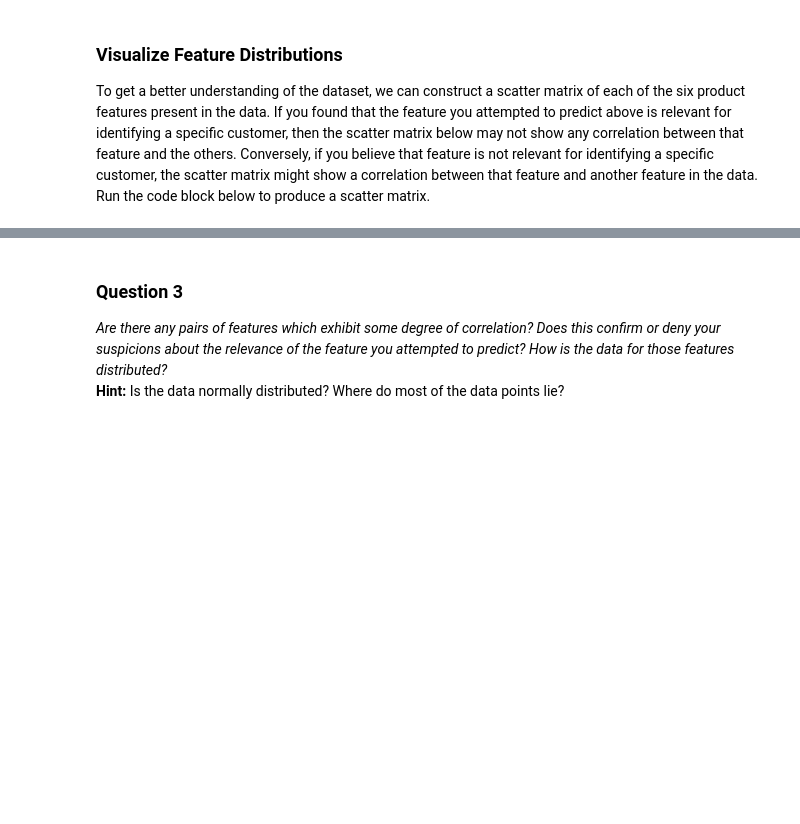
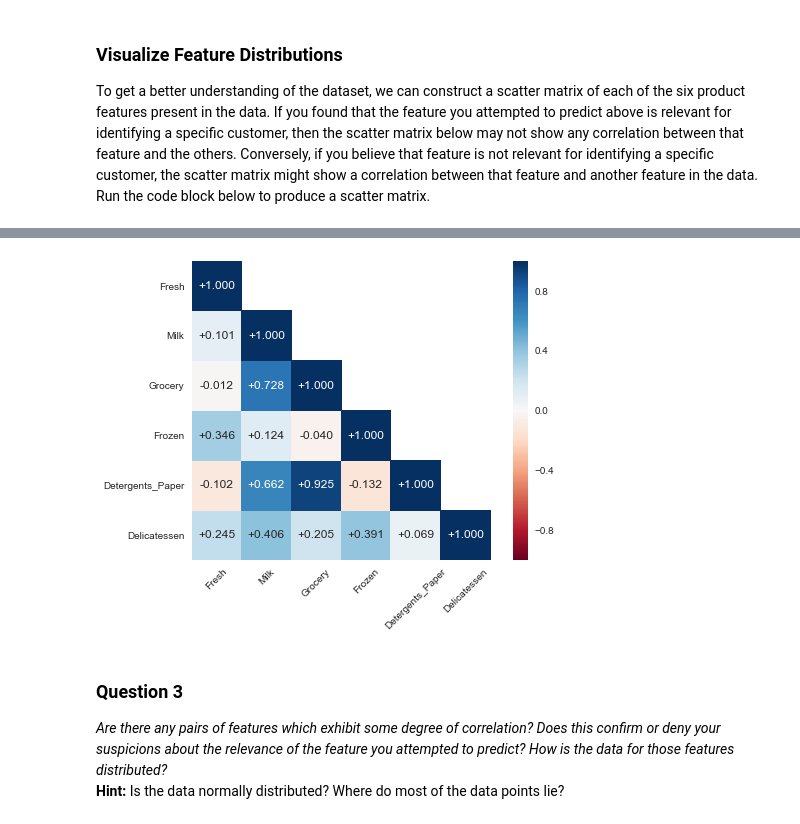
Before and after one commit to Rushi03/customer_segments, a Jupyter notebook: customer_segments.ipynb, the cells around one changed output, grey strips where cells are left out. Cells and saved outputs as stored; diff of their text form; code cells hidden in the pictures; blank space fills up the shorter version.

```diff
--- a/customer_segments.ipynb
+++ b/customer_segments.ipynb
@@ -135,3 +149,21 @@ pd.scatter_matrix(data, alpha = 0.3, figsize = (14,8), diagonal = 'kde');
+# %%
+# Import pyplot from matplotlib
+import matplotlib.pyplot as plt
+
+# Compute correlation of column pairs
+correlation = data.corr()
+
+# Zeros with the same shape
+mask = np.zeros_like(correlation)
+
+# Index of upper triangle
+mask [np.triu_indices_from(mask, 1)] = True
+with sns.axes_style("white"):
+    axes = sns.heatmap(correlation, mask = mask, square = True, annot = True, cmap = 'RdBu',
+                       fmt = '+.3f')
+    plt.xticks(rotation = 45, ha = 'center')
+# %% [output]
+[figure, added]
 # %% [markdown]
 ### Question 3
 *Are there any pairs of features which exhibit some degree of correlation? Does this confirm or deny your suspicions about the relevance of the feature you attempted to predict? How is the data for those features distributed?*
```
Also changed, not shown: parts of 17 cells of this notebook.
